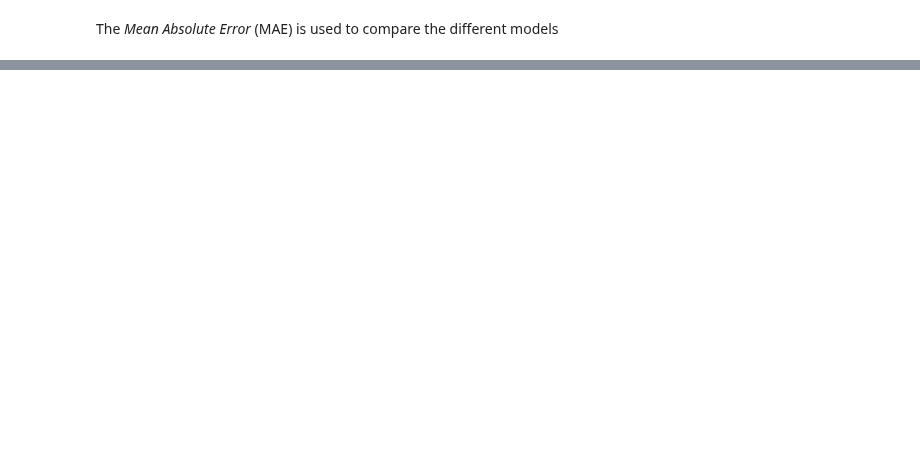
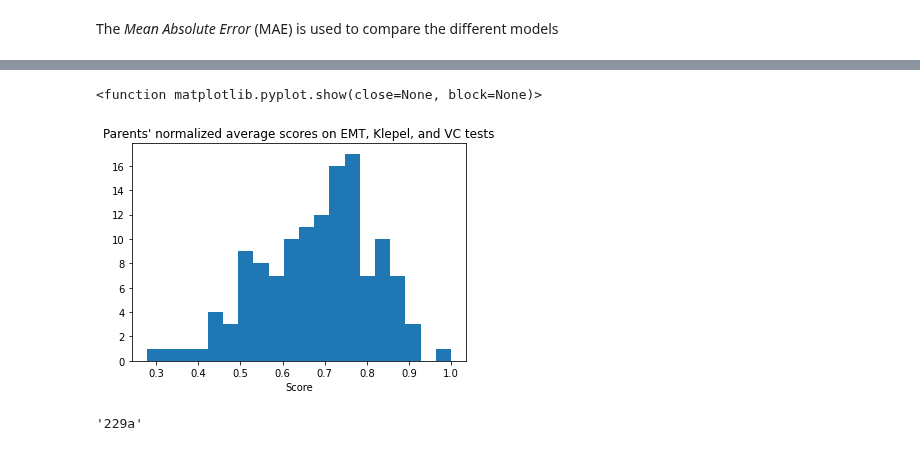
Before and after one commit to eegyolk-ai/eegyolk, a Jupyter notebook: floris_files/model_analysis.ipynb, the cells around one changed output, grey strips where cells are left out. Drawn from its saved outputs; the diff is of its cells as text; code cells hidden in the pictures; blank space fills up the shorter version.

```diff
--- a/floris_files/model_analysis.ipynb
+++ b/floris_files/model_analysis.ipynb
@@ -215,0 +341,14 @@ The correlation coefficient is: 0.568
+# %%
+plt.hist(labels["Dyslexia_score"], bins=20)
+plt.title('Parents\' normalized average scores on EMT, Klepel, and VC tests')
+plt.xlabel('Score')
+#plt.ylabel('')
+plt.show
+# %% [output]
+<function matplotlib.pyplot.show(close=None, block=None)>
+[figure, added]
+# %%
+predictions_path = os.path.join(local_paths.models, "clean_epod_experiments.txt")
+np.savetxt(predictions_path, np.array(testset), fmt='%s')
+# %% [output]
+'229a'
```
Also changed, not shown: parts of 22 cells of this notebook, 16 other files.
